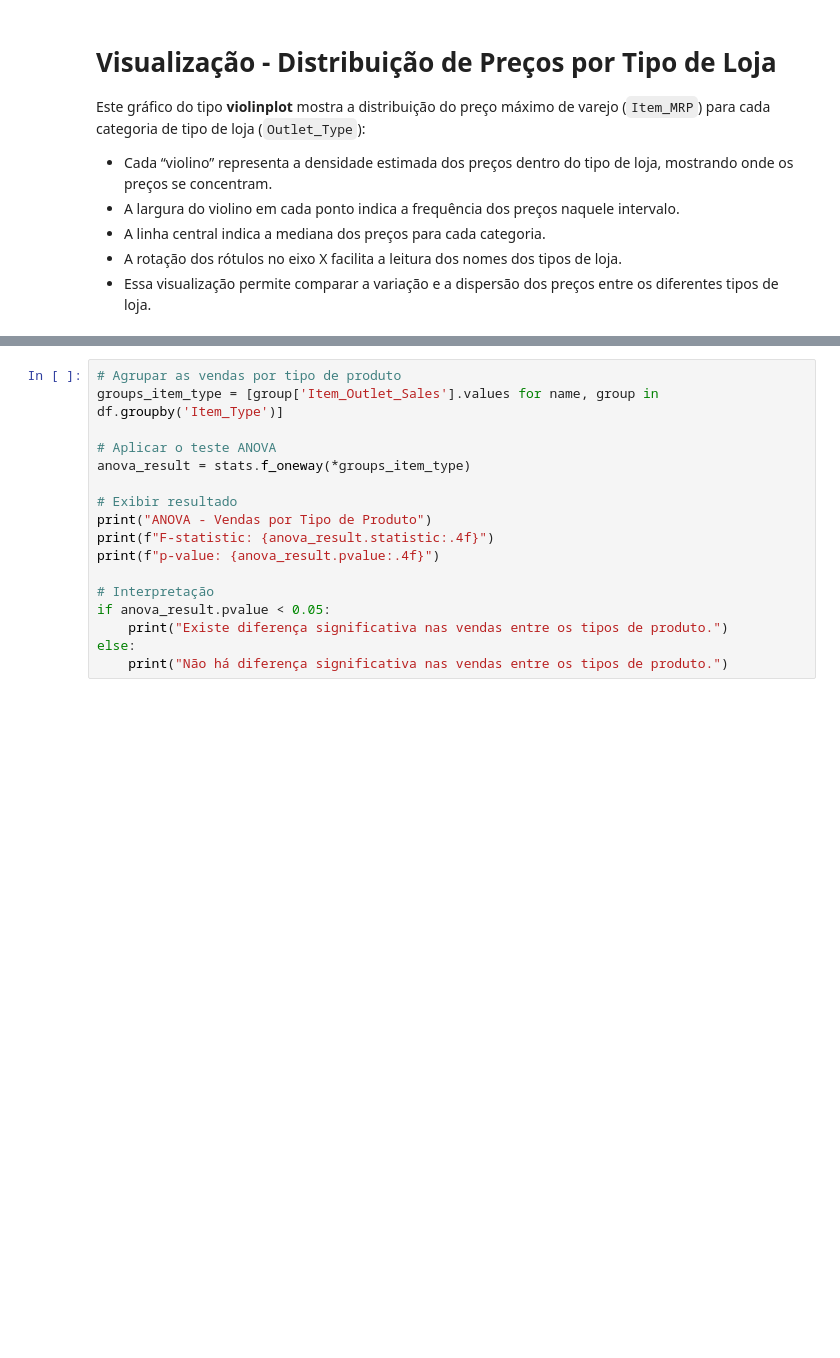
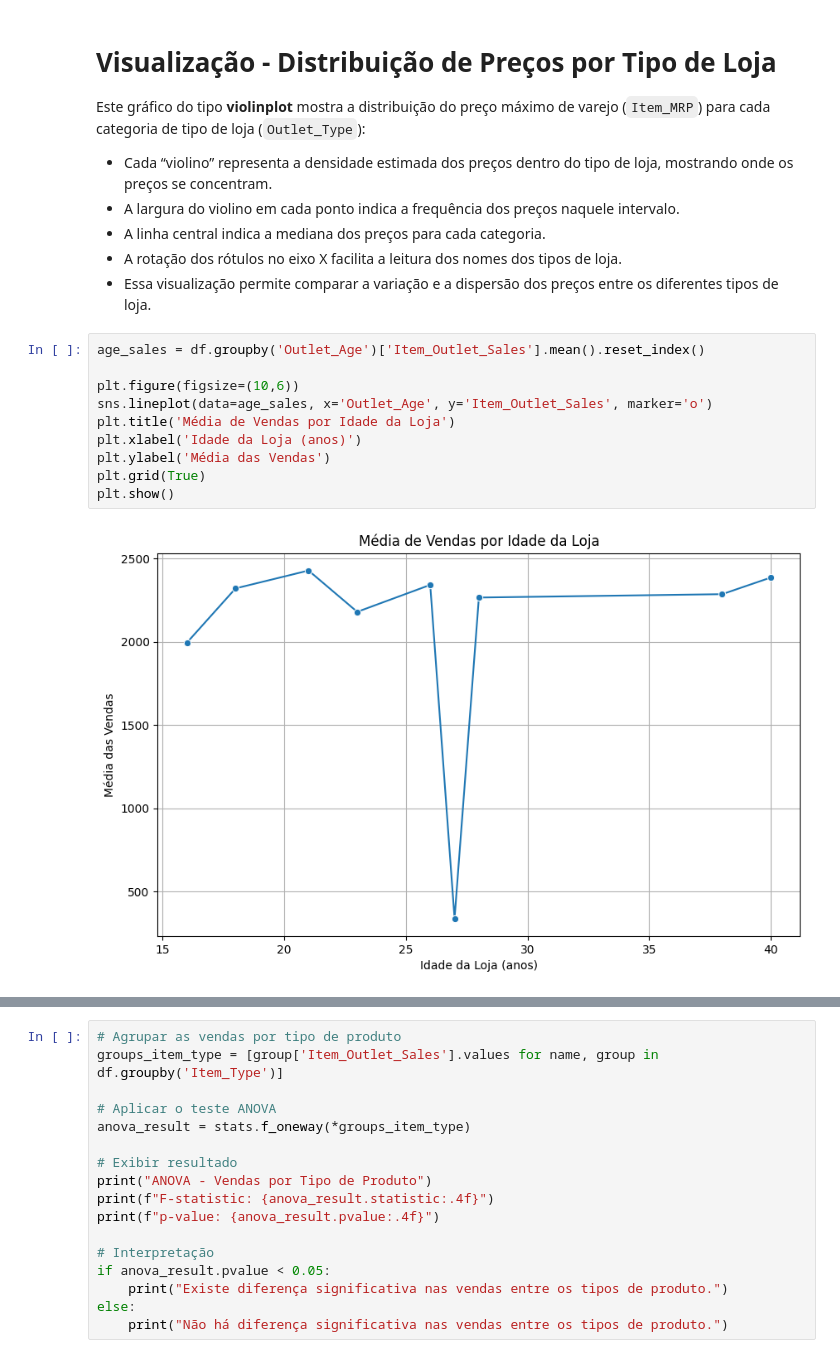
Before and after one commit to SW-Samuel/bigMart, a Jupyter notebook: BigMart.ipynb, the cells around one changed output, grey strips where cells are left out. Saved outputs shown, nothing was run; the diff lists cells and outputs as text; blank space fills up the shorter version.

```diff
--- a/BigMart.ipynb
+++ b/BigMart.ipynb
@@ -521,3 +521,15 @@ Este gráfico do tipo **violinplot** mostra a distribuição do preço máximo d
 - A linha central indica a mediana dos preços para cada categoria.
 - A rotação dos rótulos no eixo X facilita a leitura dos nomes dos tipos de loja.
 - Essa visualização permite comparar a variação e a dispersão dos preços entre os diferentes tipos de loja.
+# %%
+age_sales = df.groupby('Outlet_Age')['Item_Outlet_Sales'].mean().reset_index()
+
+plt.figure(figsize=(10,6))
+sns.lineplot(data=age_sales, x='Outlet_Age', y='Item_Outlet_Sales', marker='o')
+plt.title('Média de Vendas por Idade da Loja')
+plt.xlabel('Idade da Loja (anos)')
+plt.ylabel('Média das Vendas')
+plt.grid(True)
+plt.show()
+# %% [output]
+[figure, added]
```
Also changed, not shown: parts of 1 cell of this notebook.
